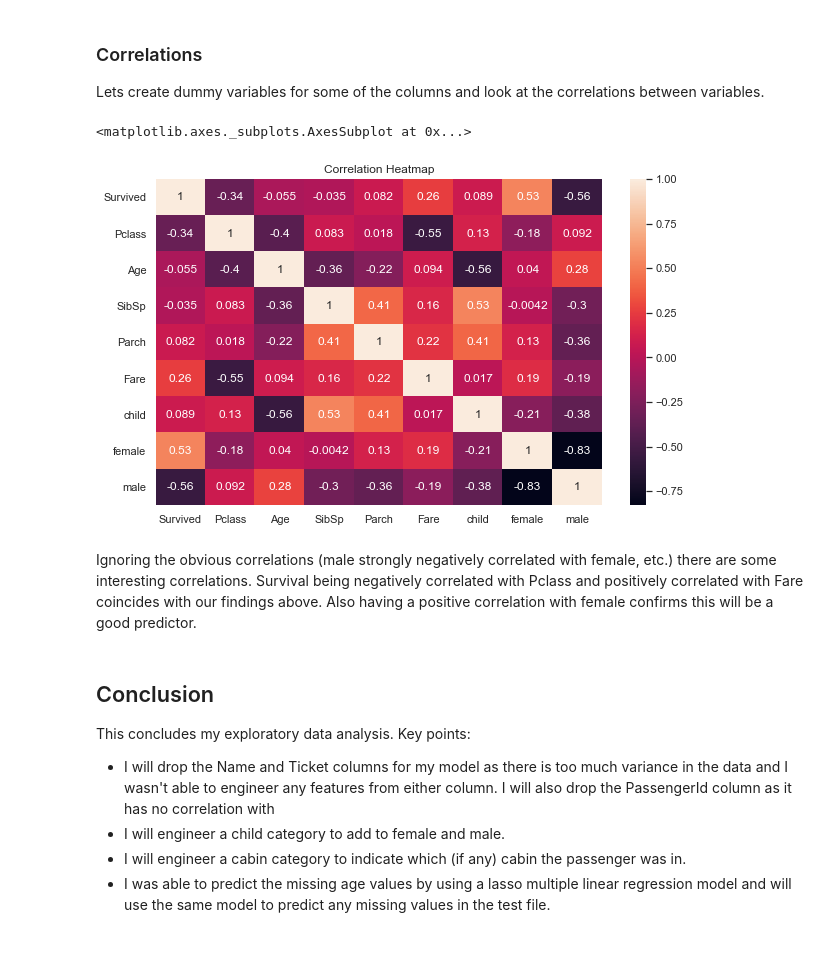
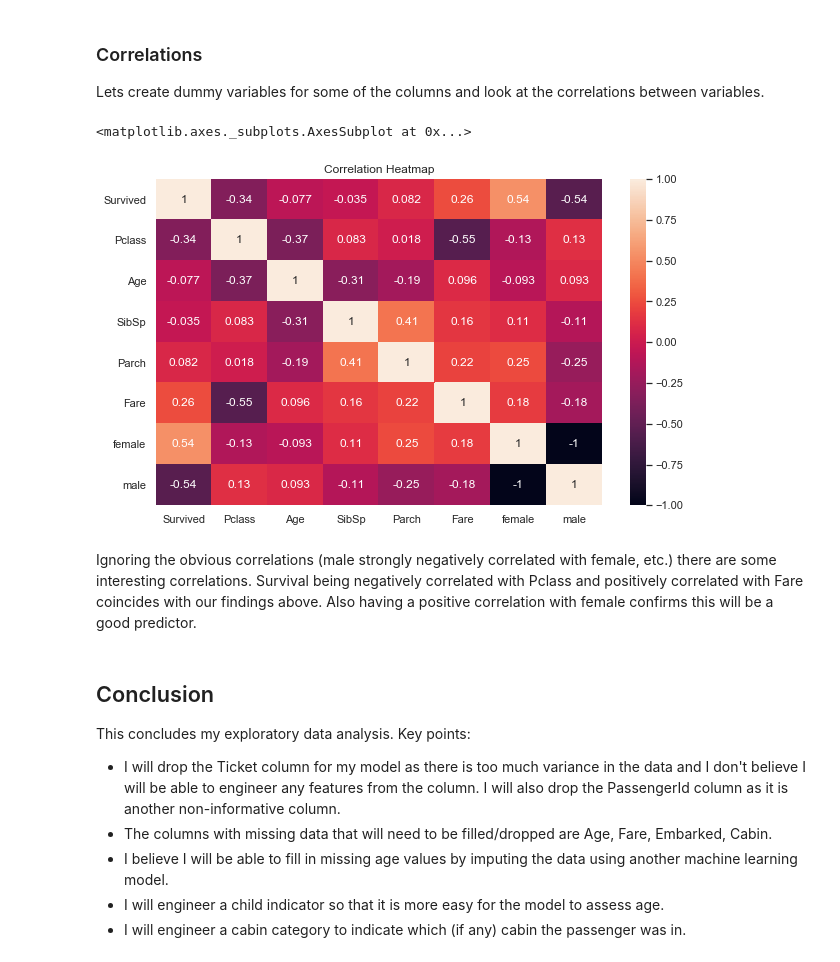
Before and after one commit to nickhill97/titanic, a Jupyter notebook: notebooks/eda.ipynb, the cells around one changed output. Saved outputs shown, nothing was run; the diff lists cells and outputs as text; code cells hidden in the pictures.

```diff
--- a/notebooks/eda.ipynb
+++ b/notebooks/eda.ipynb
@@ -571,7 +444,7 @@ Name: Cabin, dtype: object
 # %%
 passengers_with_cabins = titanic_df[pd.notnull(titanic_df['Cabin'])]
 plt.figure(figsize=(12,6))
-ax = sns.countplot(passengers_with_cabins['Pclass'].astype('category'), hue=passengers_with_cabins['Sex/Child'])
+ax = sns.countplot(passengers_with_cabins['Pclass'].astype('category'), hue=passengers_with_cabins['Sex'])
 
 
 for p in ax.patches:
@@ -600,7 +473,9 @@ Name: Cabin, Length: 147, dtype: int64
 # %% [markdown]
 It would appear that the cabin codes start with a letter, this could help us identify the location on the ship where these passengers were. We can then see if being in a cabin with a certain starting letter corresponded to a higher or lower survival rate.
 # %%
-titanic_df['Cabin'] = titanic_df['Cabin'].apply(lambda x: re.search('[a-zA-Z]+', x)[0] if pd.notnull(x) else 'N/A')
+titanic_df['Cabin'] = titanic_df['Cabin'].apply(
+    lambda x: re.compile('[a-zA-Z]+').search(x)[0] if pd.notnull(x) else np.nan
+)
 # %%
 titanic_df['Cabin'].value_counts()
 # %% [output]
@@ -618,7 +492,7 @@ Name: Cabin, dtype: int64
 Now that we have our data in a more usable format we can investigate the relationship with cabin code and survival rate.
 # %%
 plt.figure(figsize=(12,6))
-passengers_with_cabins = titanic_df[titanic_df['Cabin'] != 'N/A']
+passengers_with_cabins = titanic_df[titanic_df['Cabin'].notnull()]
 ax = sns.countplot(
     passengers_with_cabins['Cabin'],
     hue=passengers_with_cabins['Survived'],
@@ -658,0 +535,5 @@ It would appear that there is some discrepency in survival rate between cabin nu
+# %%
+decks = {'A': 1, 'B': 2, 'C': 3, 'D': 4, 'E': 5, 'F': 6, 'G': 7, 'U': 8, 'T': 8}
+titanic_df['Cabin'] = titanic_df['Cabin'].fillna('U')
+titanic_df['Deck'] = titanic_df['Cabin'].apply(lambda x: re.compile('[a-zA-Z]+').search(x).group())
+titanic_df['Deck'].map(decks).value_counts()
@@ -661,16 +552,16 @@ It would appear that there is some discrepency in survival rate between cabin nu
 
 Lets create dummy variables for some of the columns and look at the correlations between variables.
 # %%
-corr_df = titanic_df.drop(['male', 'PassengerId', 'Name', 'Ticket'], axis=1)
-corr_df = pd.concat([corr_df, pd.get_dummies(titanic_df['Sex/Child'])], axis=1)
-corr_df.drop('Sex/Child', axis=1, inplace=True)
+corr_df = titanic_df.drop(['PassengerId', 'Name', 'Ticket'], axis=1)
+corr_df = pd.concat([corr_df, pd.get_dummies(titanic_df['Sex'])], axis=1)
+corr_df.drop('Sex', axis=1, inplace=True)
 
 plt.figure(figsize=(10,6))
 plt.title('Correlation Heatmap')
 sns.heatmap(corr_df.corr(), annot=True)
 # %% [output]
 <matplotlib.axes._subplots.AxesSubplot at 0x...>
-[figure, old version]
+[figure, new version]
 # %% [markdown]
 Ignoring the obvious correlations (male strongly negatively correlated with female, etc.) there are some interesting correlations. Survival being negatively correlated with Pclass and positively correlated with Fare coincides with our findings above. Also having a positive correlation with female confirms this will be a good predictor.
 # %% [markdown]
@@ -678,7 +569,8 @@ Ignoring the obvious correlations (male strongly negatively correlated with fema
 
 This concludes my exploratory data analysis. Key points:
 
-- I will drop the Name and Ticket columns for my model as there is too much variance in the data and I wasn't able to engineer any features from either column. I will also drop the PassengerId column as it has no correlation with
-- I will engineer a child category to add to female and male.
+- I will drop the Ticket column for my model as there is too much variance in the data and I don't believe I will be able to engineer any features from the column. I will also drop the PassengerId column as it is another non-informative column.
+- The columns with missing data that will need to be filled/dropped are Age, Fare, Embarked, Cabin.
+- I believe I will be able to fill in missing age values by imputing the data using another machine learning model.
+- I will engineer a child indicator so that it is more easy for the model to assess age.
 - I will engineer a cabin category to indicate which (if any) cabin the passenger was in.
-- I was able to predict the missing age values by using a lasso multiple linear regression model and will use the same model to predict any missing values in the test file.
```
Also changed, not shown: parts of 41 cells of this notebook, 1 other file.
